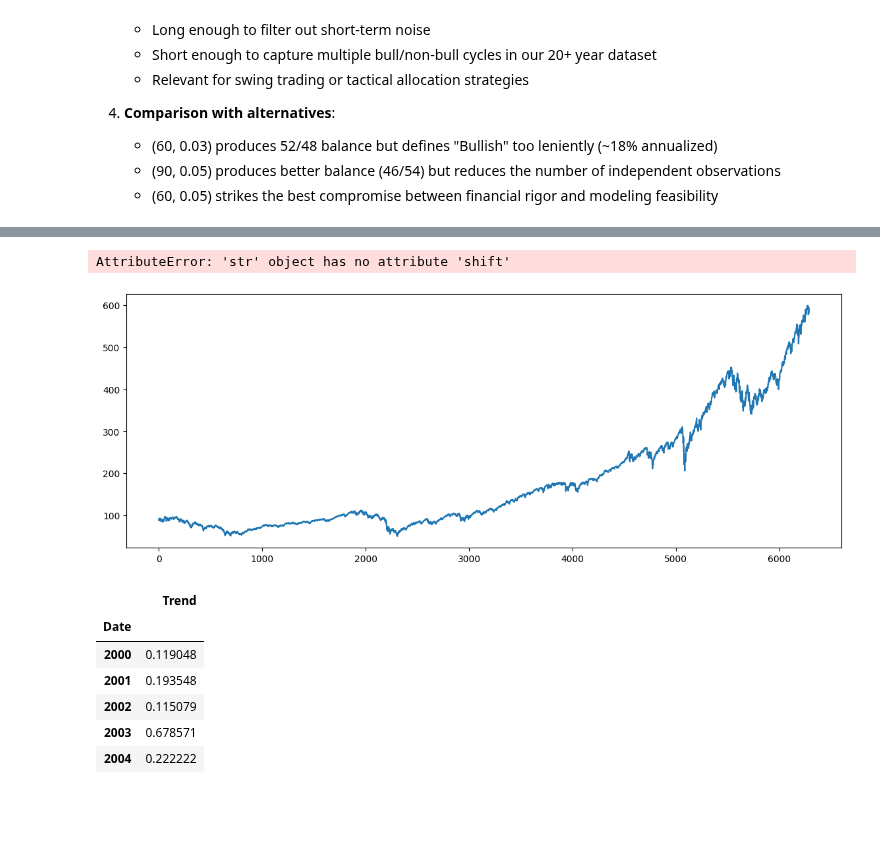
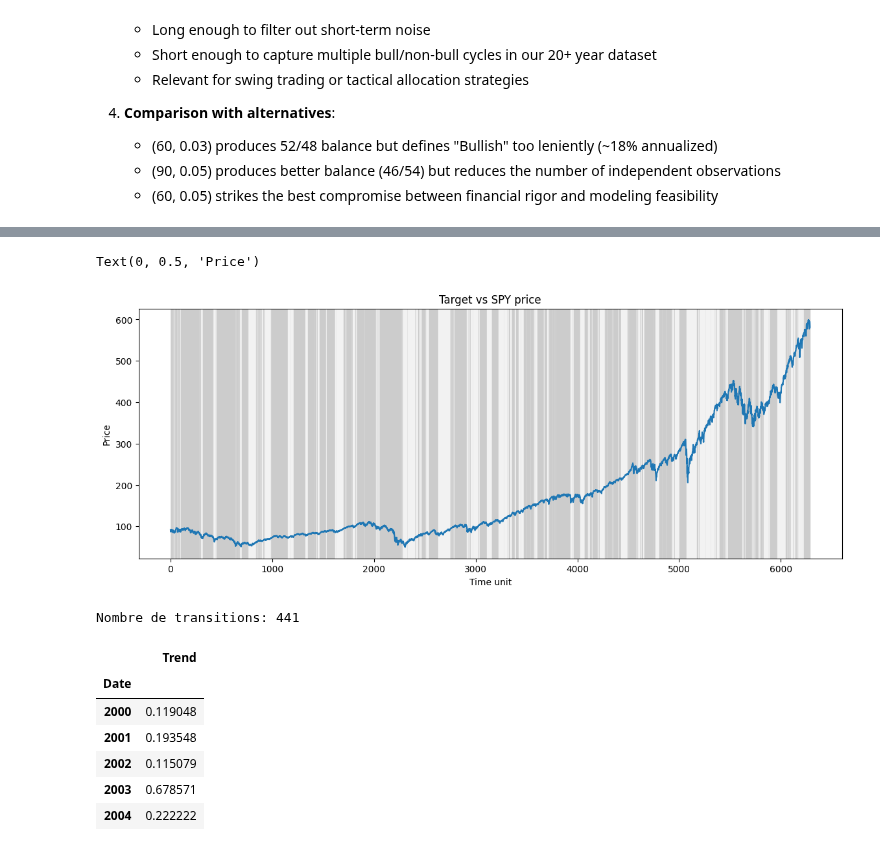
Before and after one commit to Bissapinho/Trend-classifier, a Jupyter notebook: notebooks/target_testing.ipynb, the cells around one changed output, grey strips where cells are left out. Cells and saved outputs as stored; diff of their text form; code cells hidden in the pictures; blank space fills up the shorter version.

```diff
--- a/notebooks/target_testing.ipynb
+++ b/notebooks/target_testing.ipynb
@@ -100,30 +100,34 @@ df1.head()
 # %%
 import matplotlib.pyplot as plt
 import numpy as np
 
 fig, ax = plt.subplots(figsize = (14,5))
 ax.plot(df1['Close'])
 
 colors = {'Bullish': '0.95',
           'Non-Bullish': '0.8'}
 
-coords = {}
+label = df1['Trend'][0]
+i = 0
 for index, row in df1.iterrows():
-    if row['Trend'] != row['Trend'].shift(1):
-        coords[row['Trend']] = row
+    if row['Trend'] != label:
+        ax.axvspan(i, index, color=colors[label])
+        label = row['Trend']
+        i = index
 
-    if len(coords) == 2:
-        ax.axvspan(coords.values()[0], coords.values()[1], color=colors[coords[0]])
-        coords.clear()
+ax.axvspan(i, df1.index[-1], color=colors[label])
 
-
-
-fig.title('Target vs SPY price')
-fig.xlabel('Time unit')
-fig.ylabel('Price')
+ax.set_title('Target vs SPY price')
+ax.set_xlabel('Time unit')
+ax.set_ylabel('Price')
 # %% [output]
-AttributeError: 'str' object has no attribute 'shift'
+Text(0, 0.5, 'Price')
-[figure, old version]
+[figure, new version]
+# %%
+transitions = (df1['Trend'] != df1['Trend'].shift(1)).sum()
+print(f"Nombre de transitions: {transitions}")
+# %% [output]
+Nombre de transitions: 441
 # %%
 dates = df1['Date'].astype(str).apply(lambda x: x[:4])
 dates
```
Also changed, not shown: parts of 2 cells of this notebook.
